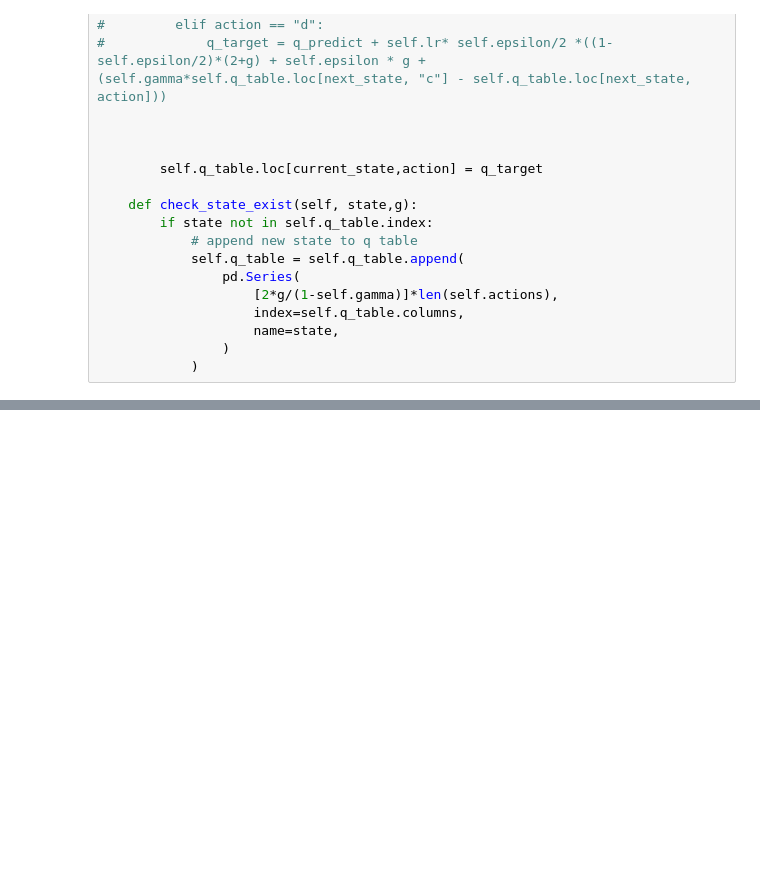
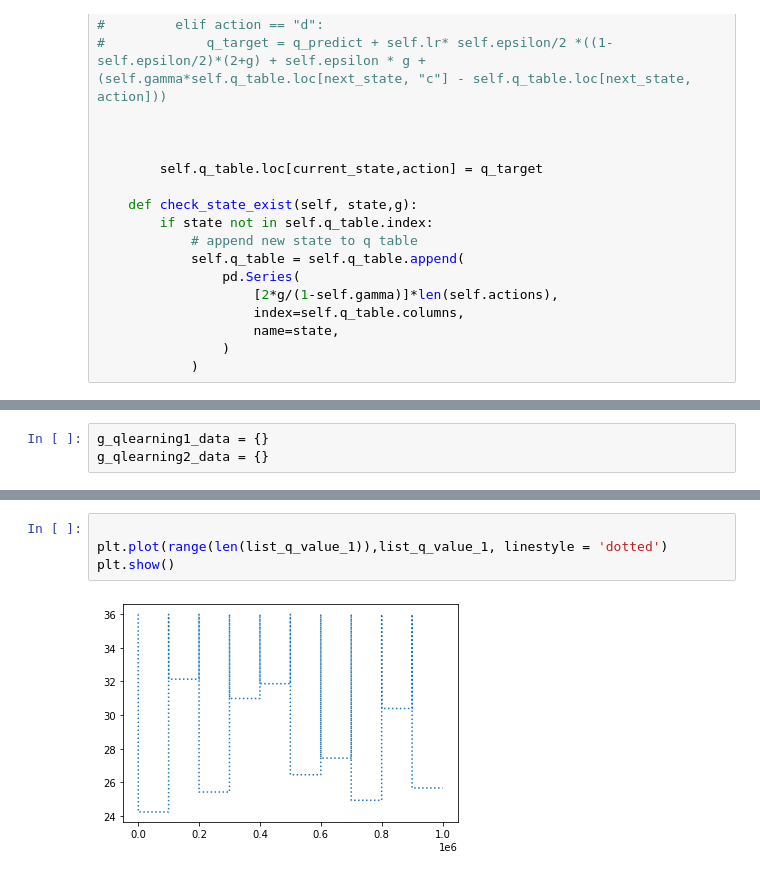
Before and after one commit to korra141/Collusion, a Jupyter notebook: Hacker_Collusion_IPD.ipynb, the cells around one changed output, grey strips where cells are left out. Saved outputs shown, nothing was run; the diff lists cells and outputs as text; blank space fills up the shorter version.

```diff
--- a/Hacker_Collusion_IPD.ipynb
+++ b/Hacker_Collusion_IPD.ipynb
@@ -124,0 +135,3 @@ game over
+# %%
+g_qlearning1_data = {}
+g_qlearning2_data = {}
@@ -124,0 +269,6 @@ game over
+# %%
+
+plt.plot(range(len(list_q_value_1)),list_q_value_1, linestyle = 'dotted')
+plt.show()
+# %% [output]
+[figure, added]
```
Also changed, not shown: parts of 21 cells of this notebook.
